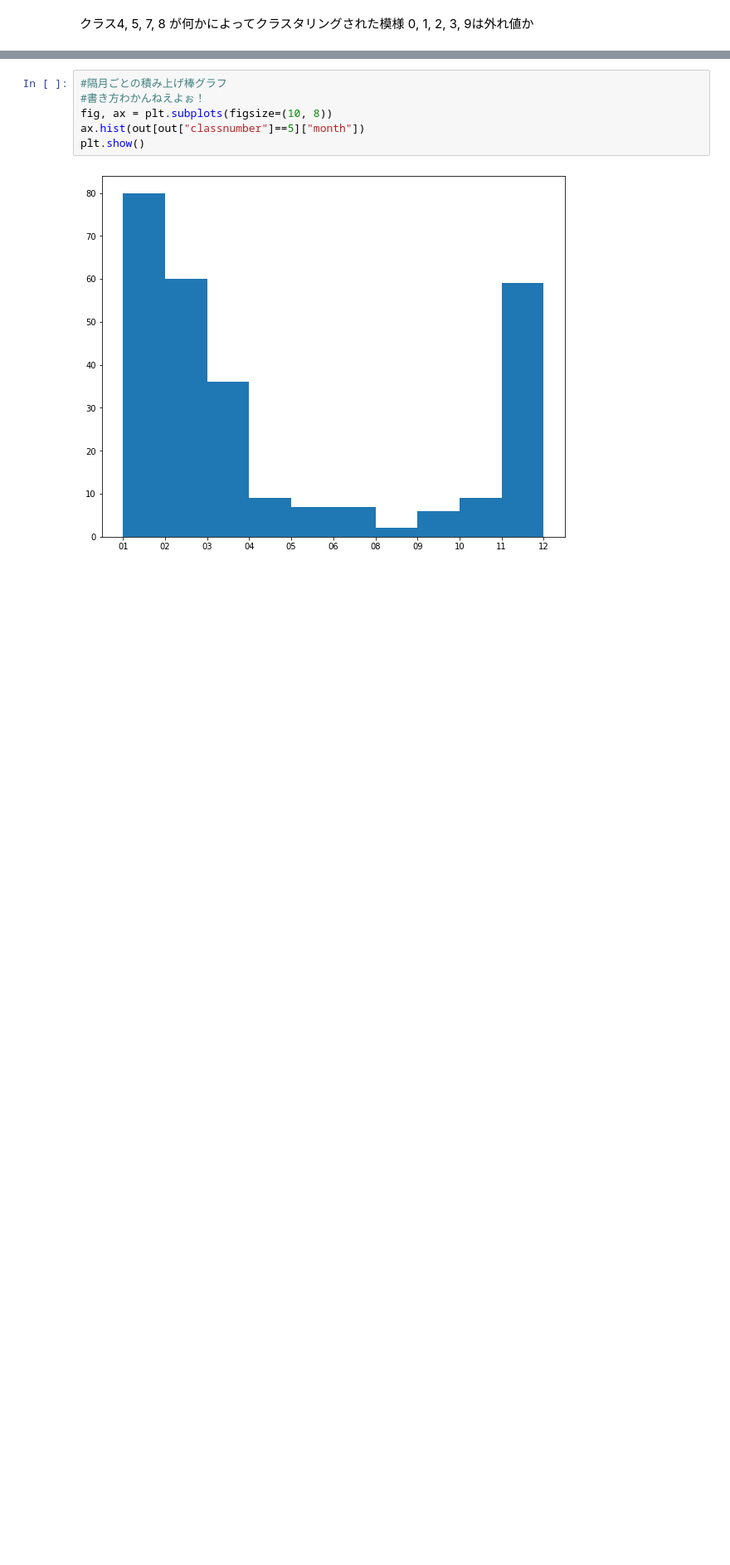
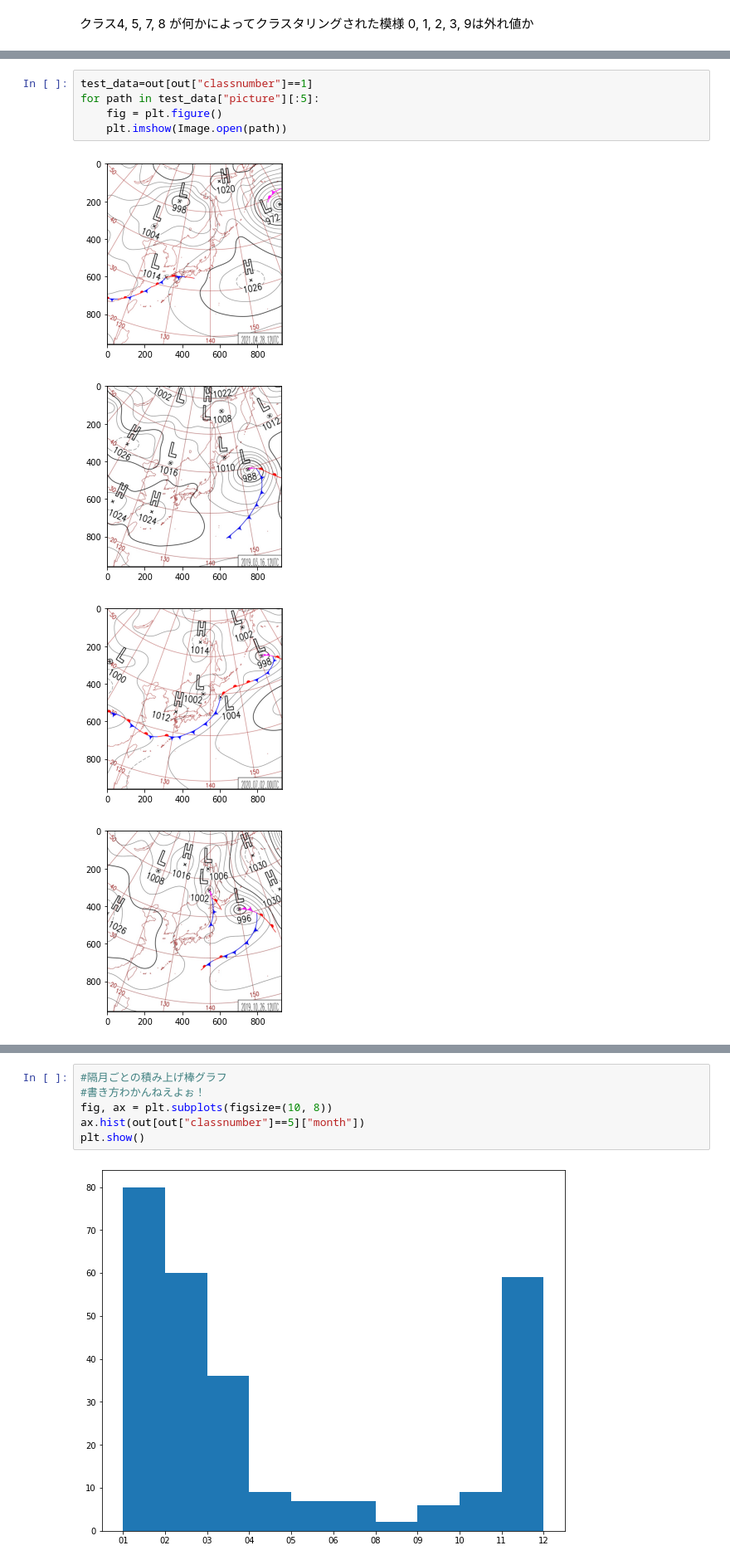
Before and after one commit to temari1997/tenkizu_cluster, a Jupyter notebook: work/k-means.ipynb, the cells around one changed output, grey strips where cells are left out. Shown at 83% size. Cells and saved outputs as stored; diff of their text form; blank space fills up the shorter version.

```diff
--- a/work/k-means.ipynb
+++ b/work/k-means.ipynb
@@ -84 +102,11 @@ for i in range(10):
 [figure]
+# %%
+test_data=out[out["classnumber"]==1]
+for path in test_data["picture"][:5]:
+    fig = plt.figure()
+    plt.imshow(Image.open(path))
+# %% [output]
+[figure, added]
+[figure, added]
+[figure, added]
+[figure, added]
```
Also changed, not shown: parts of 9 cells of this notebook.
